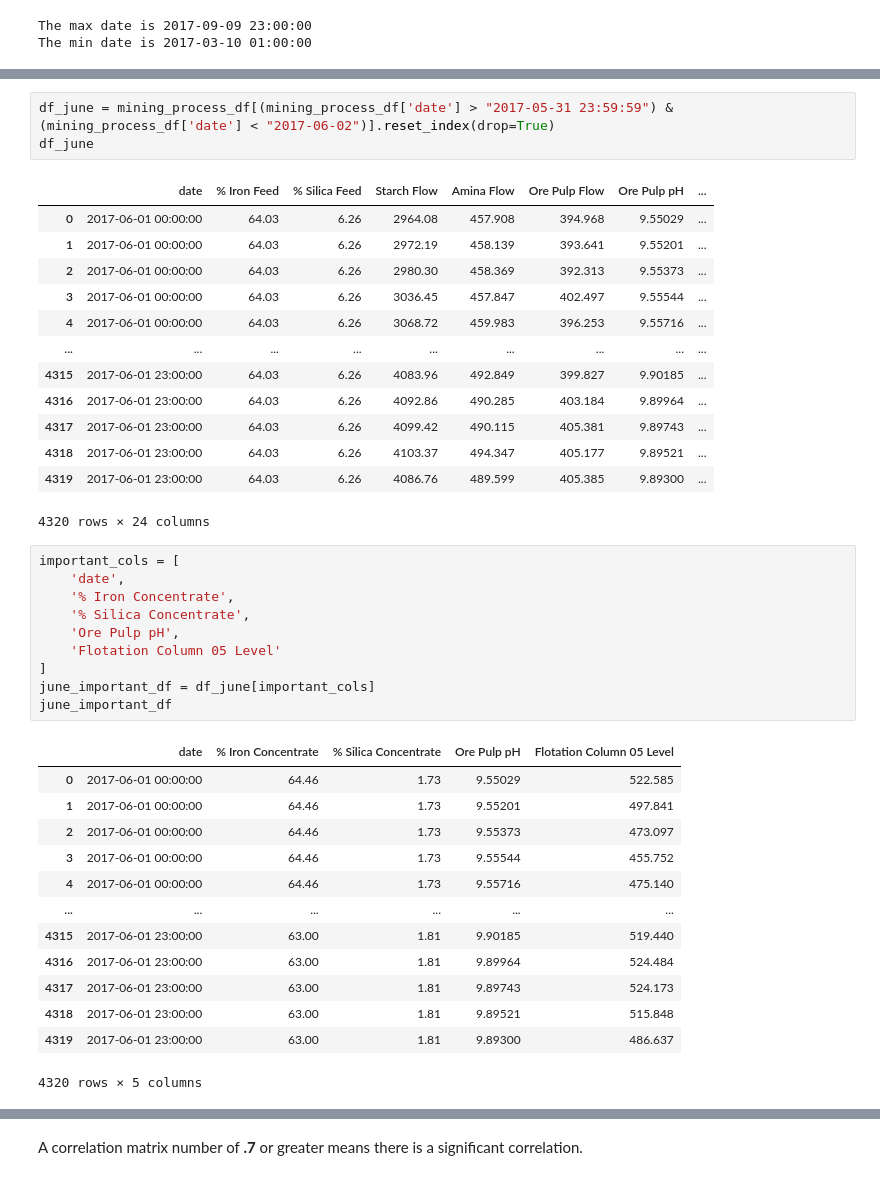
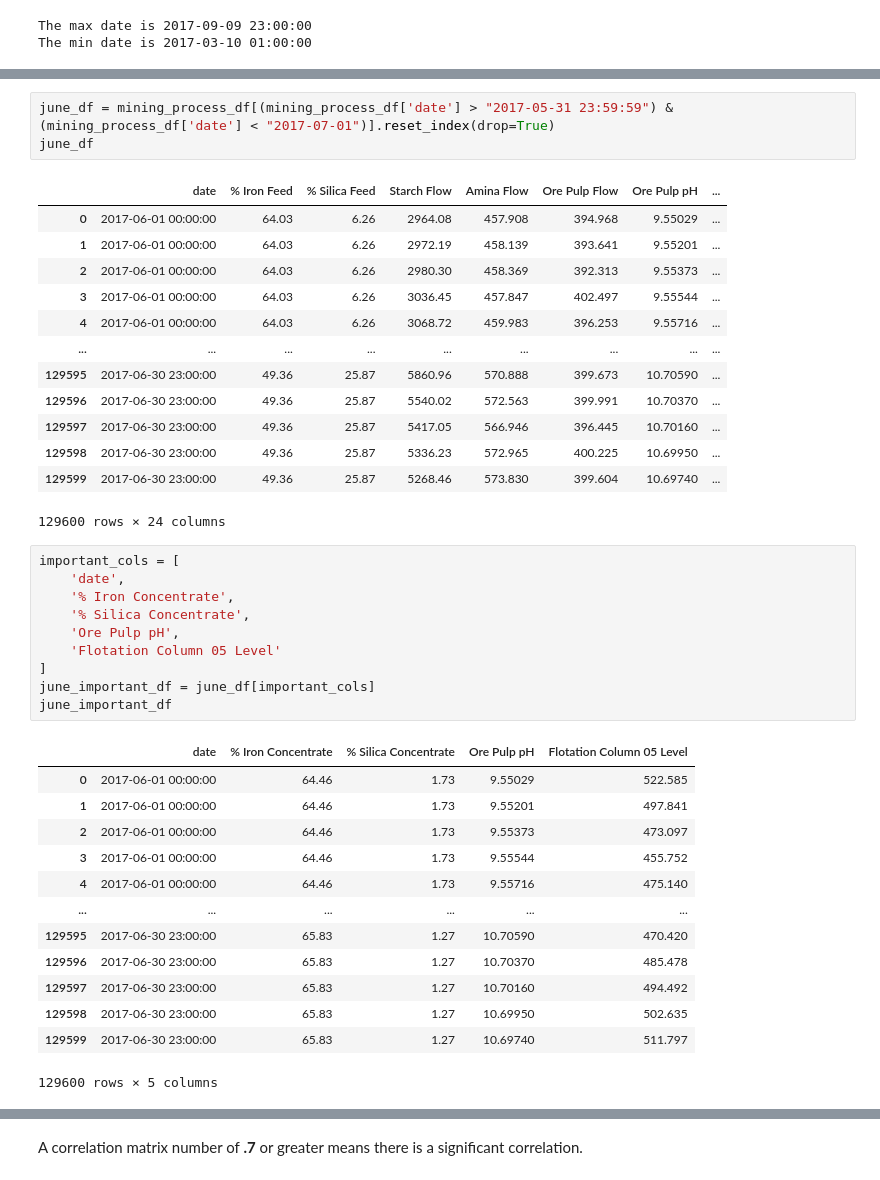
Before and after one commit to JMas1913/Mining_Process_Flotation_Plant_Project, a Jupyter notebook: mining-process-project.ipynb, the cells around one changed output, grey strips where cells are left out. Drawn from its saved outputs; the diff is of its cells as text.

```diff
--- a/mining-process-project.ipynb
+++ b/mining-process-project.ipynb
@@ -120,20 +162,20 @@ The min date is 2017-03-10 01:00:00
 # %%
-df_june = mining_process_df[(mining_process_df['date'] > "2017-05-31 23:59:59") & (mining_process_df['date'] < "2017-06-02")].reset_index(drop=True)
-df_june
+june_df = mining_process_df[(mining_process_df['date'] > "2017-05-31 23:59:59") & (mining_process_df['date'] < "2017-07-01")].reset_index(drop=True)
+june_df
 # %% [output]
 |  | date | % Iron Feed | % Silica Feed | Starch Flow | Amina Flow | Ore Pulp Flow | Ore Pulp pH | ... |
 | 0 | 2017-06-01 00:00:00 | 64.03 | 6.26 | 2964.08 | 457.908 | 394.968 | 9.55029 | ... |
 | 1 | 2017-06-01 00:00:00 | 64.03 | 6.26 | 2972.19 | 458.139 | 393.641 | 9.55201 | ... |
 | 2 | 2017-06-01 00:00:00 | 64.03 | 6.26 | 2980.30 | 458.369 | 392.313 | 9.55373 | ... |
 | 3 | 2017-06-01 00:00:00 | 64.03 | 6.26 | 3036.45 | 457.847 | 402.497 | 9.55544 | ... |
 | 4 | 2017-06-01 00:00:00 | 64.03 | 6.26 | 3068.72 | 459.983 | 396.253 | 9.55716 | ... |
 | ... | ... | ... | ... | ... | ... | ... | ... | ... |
-| 4315 | 2017-06-01 23:00:00 | 64.03 | 6.26 | 4083.96 | 492.849 | 399.827 | 9.90185 | ... |
-| 4316 | 2017-06-01 23:00:00 | 64.03 | 6.26 | 4092.86 | 490.285 | 403.184 | 9.89964 | ... |
-| 4317 | 2017-06-01 23:00:00 | 64.03 | 6.26 | 4099.42 | 490.115 | 405.381 | 9.89743 | ... |
-| 4318 | 2017-06-01 23:00:00 | 64.03 | 6.26 | 4103.37 | 494.347 | 405.177 | 9.89521 | ... |
-| 4319 | 2017-06-01 23:00:00 | 64.03 | 6.26 | 4086.76 | 489.599 | 405.385 | 9.89300 | ... |
+| 129595 | 2017-06-30 23:00:00 | 49.36 | 25.87 | 5860.96 | 570.888 | 399.673 | 10.70590 | ... |
+| 129596 | 2017-06-30 23:00:00 | 49.36 | 25.87 | 5540.02 | 572.563 | 399.991 | 10.70370 | ... |
+| 129597 | 2017-06-30 23:00:00 | 49.36 | 25.87 | 5417.05 | 566.946 | 396.445 | 10.70160 | ... |
+| 129598 | 2017-06-30 23:00:00 | 49.36 | 25.87 | 5336.23 | 572.965 | 400.225 | 10.69950 | ... |
+| 129599 | 2017-06-30 23:00:00 | 49.36 | 25.87 | 5268.46 | 573.830 | 399.604 | 10.69740 | ... |
-4320 rows × 24 columns
+129600 rows × 24 columns
 # %%
 important_cols = [
     'date',
@@ -142,7 +184,7 @@ important_cols = [
     'Ore Pulp pH',
     'Flotation Column 05 Level'
 ]
-june_important_df = df_june[important_cols]
+june_important_df = june_df[important_cols]
 june_important_df
 # %% [output]
 |  | date | % Iron Concentrate | % Silica Concentrate | Ore Pulp pH | Flotation Column 05 Level |
@@ -152,9 +194,9 @@ june_important_df
 | 3 | 2017-06-01 00:00:00 | 64.46 | 1.73 | 9.55544 | 455.752 |
 | 4 | 2017-06-01 00:00:00 | 64.46 | 1.73 | 9.55716 | 475.140 |
 | ... | ... | ... | ... | ... | ... |
-| 4315 | 2017-06-01 23:00:00 | 63.00 | 1.81 | 9.90185 | 519.440 |
-| 4316 | 2017-06-01 23:00:00 | 63.00 | 1.81 | 9.89964 | 524.484 |
-| 4317 | 2017-06-01 23:00:00 | 63.00 | 1.81 | 9.89743 | 524.173 |
-| 4318 | 2017-06-01 23:00:00 | 63.00 | 1.81 | 9.89521 | 515.848 |
-| 4319 | 2017-06-01 23:00:00 | 63.00 | 1.81 | 9.89300 | 486.637 |
+| 129595 | 2017-06-30 23:00:00 | 65.83 | 1.27 | 10.70590 | 470.420 |
+| 129596 | 2017-06-30 23:00:00 | 65.83 | 1.27 | 10.70370 | 485.478 |
+| 129597 | 2017-06-30 23:00:00 | 65.83 | 1.27 | 10.70160 | 494.492 |
+| 129598 | 2017-06-30 23:00:00 | 65.83 | 1.27 | 10.69950 | 502.635 |
+| 129599 | 2017-06-30 23:00:00 | 65.83 | 1.27 | 10.69740 | 511.797 |
-4320 rows × 5 columns
+129600 rows × 5 columns
```
Also changed, not shown: parts of 17 cells of this notebook.
